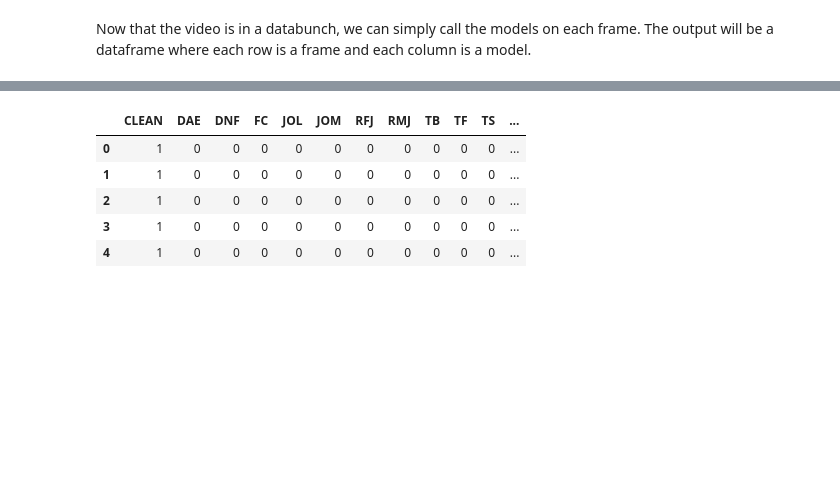
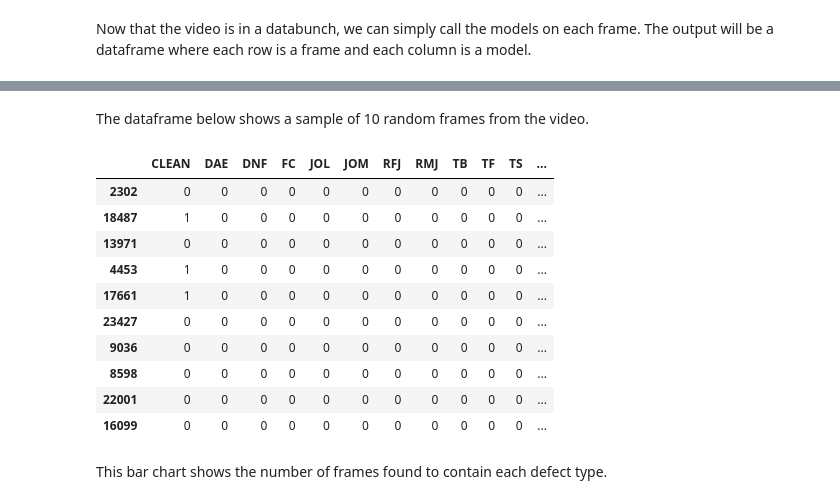
Before and after one commit to noachr/sewerai-project, a Jupyter notebook: SewerAI Project.ipynb, the cells around one changed output, grey strips where cells are left out. Saved outputs shown, nothing was run; the diff lists cells and outputs as text; code cells hidden in the pictures; blank space fills up the shorter version.

```diff
--- a/SewerAI Project.ipynb
+++ b/SewerAI Project.ipynb
@@ -34,7 +35,9 @@ extract_id = lambda x: re.search(r"_(\d+)\.png",x).group(1)
 
 defect_type = [img.parts[-2] for img in images]
 defect_id = [extract_id(img.name) for img in images]
-image_df = pd.DataFrame({"filename": ["/".join(img.parts[-2:]) for img in images],"defect_type": defect_type,"defect_id": defect_id})
+image_df = pd.DataFrame({"filename": ["/".join(img.parts[-2:]) for img in images],
+                         "defect_type": defect_type,
+                         "defect_id": defect_id})
 # %%
 image_df.head()
 # %% [output]
@@ -171,5 +178,5 @@ Total time: 00:44
 # %%
 #Unfreeze and train full resnet
 learn_full.unfreeze()
-learn_full.fit_one_cycle(10,3e-4)
+learn_full.fit_one_cycle(5,3e-4)
 # %% [output]
@@ -232,14 +234,15 @@ def model_defect_class(defect_type):
     learn_defect = cnn_learner(data_defect,models.resnet50,metrics=[accuracy,FBeta(beta=1,average="binary"),])
     learn_defect.fit_one_cycle(3,3e-3)
     learn_defect.unfreeze()
-    learn_defect.fit_one_cycle(10,3e-4)
+    learn_defect.fit_one_cycle(5,3e-4)
     return learn_defect.model, learn_defect.recorder.metrics[-1][0].item(),learn_defect.recorder.metrics[-1][1].item()
 # %%
 #Train model for each defect type, storing the model, accuracy, and f1 score.
 model_dict = dict()
-results = []
+single_results = []
 for defect_type in data_full.train_ds.y.classes:
     model, acc, f1 = model_defect_class(defect_type)
     model_dict[defect_type] = model
-    results.append((defect_type,acc,f1))
+    single_results.append((defect_type,acc,f1))
+    torch.save(model,f"sm-{defect_type}.pth")
 # %% [output]
@@ -371,13 +377,22 @@ for frames,_ in progress_bar(data_video.train_dl.new(shuffle=False,drop_last=Fal
 # %%
 for key in result_dict.keys():
     result_dict[key] = torch.cat(result_dict[key])
+# %% [markdown]
+The dataframe below shows a sample of 10 random frames from the video.
 # %%
 video_df = pd.DataFrame(result_dict)
-video_df.head()
+video_df.sample(10)
 # %% [output]
 |  | CLEAN | DAE | DNF | FC | JOL | JOM | RFJ | RMJ | TB | TF | TS | ... |
-| 0 | 1 | 0 | 0 | 0 | 0 | 0 | 0 | 0 | 0 | 0 | 0 | ... |
-| 1 | 1 | 0 | 0 | 0 | 0 | 0 | 0 | 0 | 0 | 0 | 0 | ... |
-| 2 | 1 | 0 | 0 | 0 | 0 | 0 | 0 | 0 | 0 | 0 | 0 | ... |
-| 3 | 1 | 0 | 0 | 0 | 0 | 0 | 0 | 0 | 0 | 0 | 0 | ... |
-| 4 | 1 | 0 | 0 | 0 | 0 | 0 | 0 | 0 | 0 | 0 | 0 | ... |
+| 2302 | 0 | 0 | 0 | 0 | 0 | 0 | 0 | 0 | 0 | 0 | 0 | ... |
+| 18487 | 1 | 0 | 0 | 0 | 0 | 0 | 0 | 0 | 0 | 0 | 0 | ... |
+| 13971 | 0 | 0 | 0 | 0 | 0 | 0 | 0 | 0 | 0 | 0 | 0 | ... |
+| 4453 | 1 | 0 | 0 | 0 | 0 | 0 | 0 | 0 | 0 | 0 | 0 | ... |
+| 17661 | 1 | 0 | 0 | 0 | 0 | 0 | 0 | 0 | 0 | 0 | 0 | ... |
+| 23427 | 0 | 0 | 0 | 0 | 0 | 0 | 0 | 0 | 0 | 0 | 0 | ... |
+| 9036 | 0 | 0 | 0 | 0 | 0 | 0 | 0 | 0 | 0 | 0 | 0 | ... |
+| 8598 | 0 | 0 | 0 | 0 | 0 | 0 | 0 | 0 | 0 | 0 | 0 | ... |
+| 22001 | 0 | 0 | 0 | 0 | 0 | 0 | 0 | 0 | 0 | 0 | 0 | ... |
+| 16099 | 0 | 0 | 0 | 0 | 0 | 0 | 0 | 0 | 0 | 0 | 0 | ... |
+# %% [markdown]
+This bar chart shows the number of frames found to contain each defect type.
```
Also changed, not shown: parts of 29 cells of this notebook.
